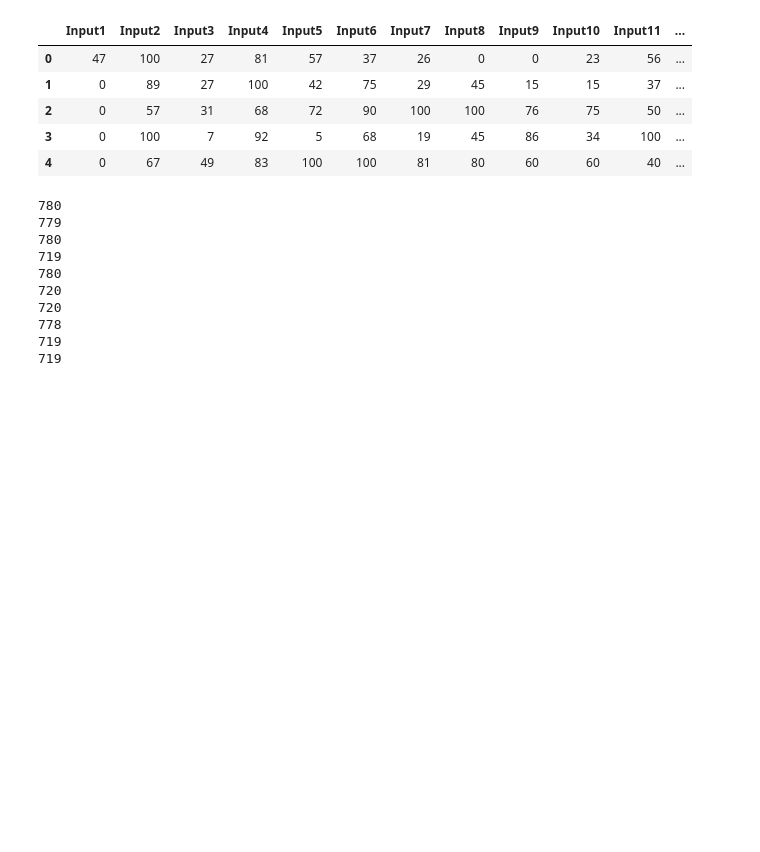
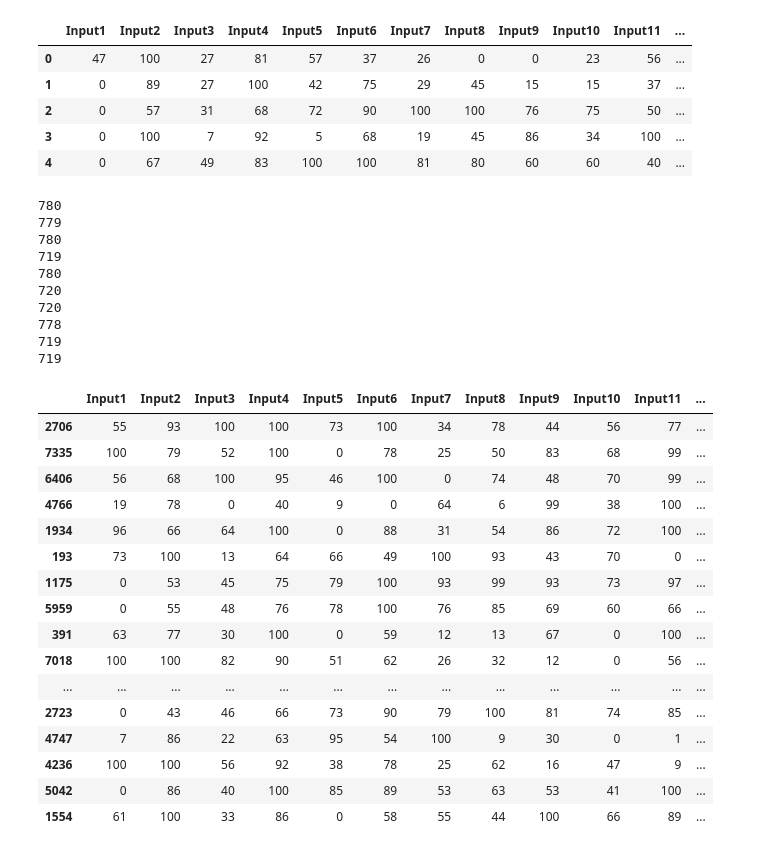
Before and after one commit to ndjPirisyala/FL_research, a Jupyter notebook: FLX/GEN.ipynb, the cells around one changed output. Cells and saved outputs as stored; diff of their text form; code cells hidden in the pictures; blank space fills up the shorter version.

```diff
--- a/FLX/GEN.ipynb
+++ b/FLX/GEN.ipynb
@@ -260,0 +285,23 @@ pickle.dump(X,open('Rs','wb'))
+# %%
+df_sample_test = pd.concat([df_tra, df_tes], axis=0).sample(25)
+pickle.dump(df_sample_test, open('df_sample_test','wb'))
+# %%
+df_sample_test
+# %% [output]
+|  | Input1 | Input2 | Input3 | Input4 | Input5 | Input6 | Input7 | Input8 | Input9 | Input10 | Input11 | ... |
+| 2706 | 55 | 93 | 100 | 100 | 73 | 100 | 34 | 78 | 44 | 56 | 77 | ... |
+| 7335 | 100 | 79 | 52 | 100 | 0 | 78 | 25 | 50 | 83 | 68 | 99 | ... |
+| 6406 | 56 | 68 | 100 | 95 | 46 | 100 | 0 | 74 | 48 | 70 | 99 | ... |
+| 4766 | 19 | 78 | 0 | 40 | 9 | 0 | 64 | 6 | 99 | 38 | 100 | ... |
+| 1934 | 96 | 66 | 64 | 100 | 0 | 88 | 31 | 54 | 86 | 72 | 100 | ... |
+| 193 | 73 | 100 | 13 | 64 | 66 | 49 | 100 | 93 | 43 | 70 | 0 | ... |
+| 1175 | 0 | 53 | 45 | 75 | 79 | 100 | 93 | 99 | 93 | 73 | 97 | ... |
+| 5959 | 0 | 55 | 48 | 76 | 78 | 100 | 76 | 85 | 69 | 60 | 66 | ... |
+| 391 | 63 | 77 | 30 | 100 | 0 | 59 | 12 | 13 | 67 | 0 | 100 | ... |
+| 7018 | 100 | 100 | 82 | 90 | 51 | 62 | 26 | 32 | 12 | 0 | 56 | ... |
+| ... | ... | ... | ... | ... | ... | ... | ... | ... | ... | ... | ... | ... |
+| 2723 | 0 | 43 | 46 | 66 | 73 | 90 | 79 | 100 | 81 | 74 | 85 | ... |
+| 4747 | 7 | 86 | 22 | 63 | 95 | 54 | 100 | 9 | 30 | 0 | 1 | ... |
+| 4236 | 100 | 100 | 56 | 92 | 38 | 78 | 25 | 62 | 16 | 47 | 9 | ... |
+| 5042 | 0 | 86 | 40 | 100 | 85 | 89 | 53 | 63 | 53 | 41 | 100 | ... |
+| 1554 | 61 | 100 | 33 | 86 | 0 | 58 | 55 | 44 | 100 | 66 | 89 | ... |
```
Also changed, not shown: parts of 6 cells of this notebook, 48 other files.
